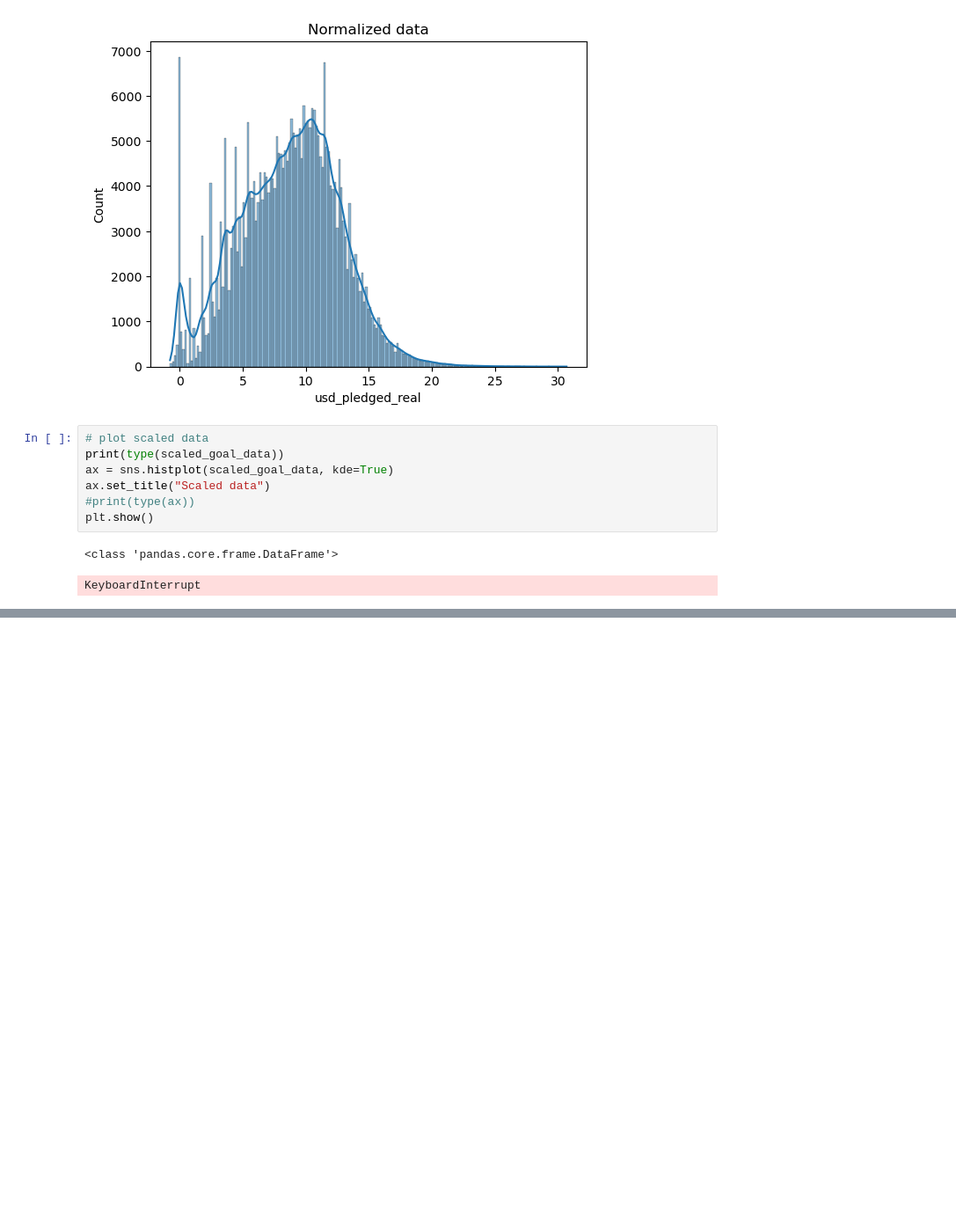
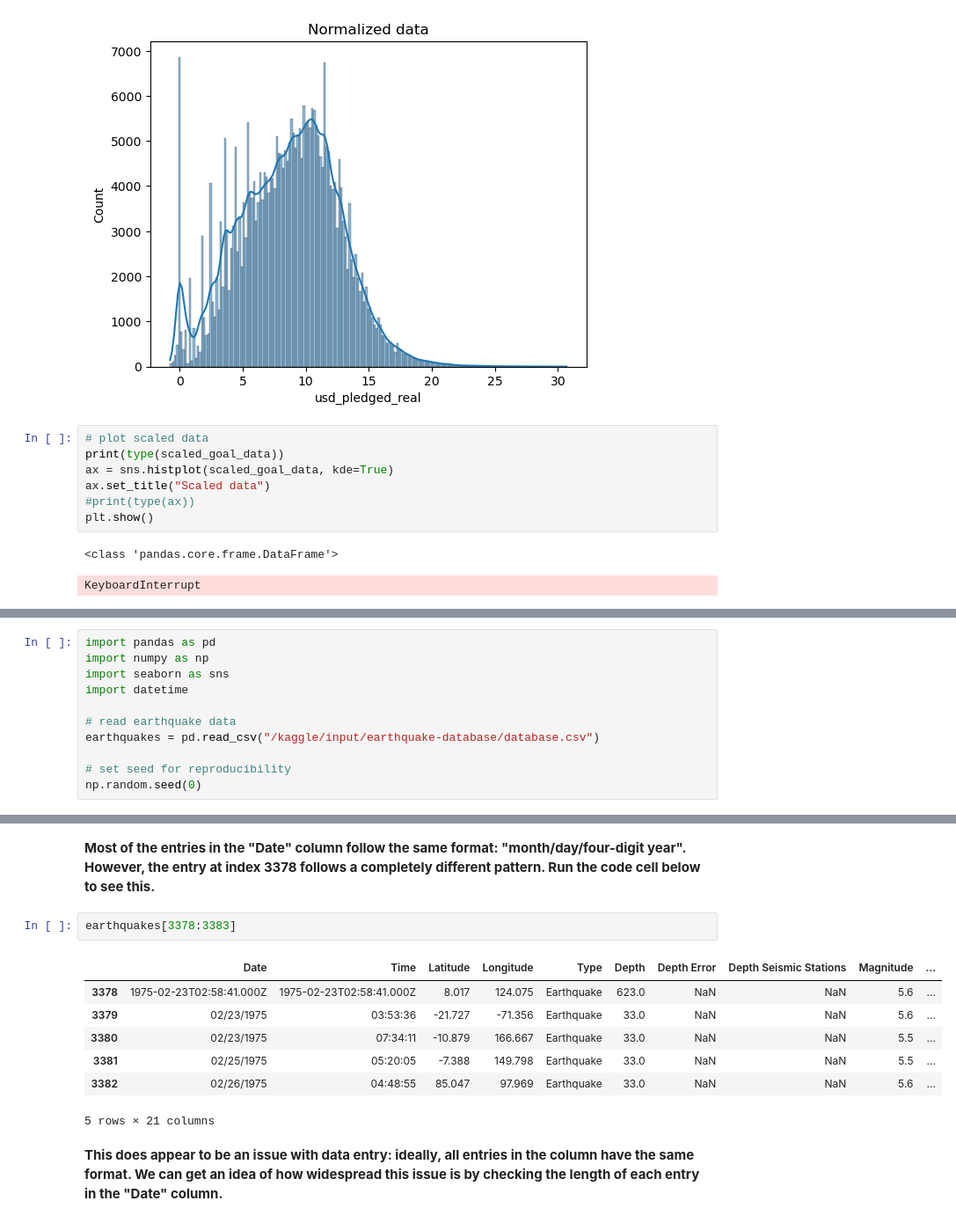
Before and after one commit to albert-joonyoung-park/kaggle-lessons, a Jupyter notebook: kaggle-data-cleaning.ipynb, the cells around one changed output, grey strips where cells are left out. Shown at 88% size. Saved outputs shown, nothing was run; the diff lists cells and outputs as text; blank space fills up the shorter version.

```diff
--- a/kaggle-data-cleaning.ipynb
+++ b/kaggle-data-cleaning.ipynb
@@ -875,0 +1024,11 @@ KeyboardInterrupt
+# %%
+import pandas as pd
+import numpy as np
+import seaborn as sns
+import datetime
+
+# read earthquake data
+earthquakes = pd.read_csv("/kaggle/input/earthquake-database/database.csv")
+
+# set seed for reproducibility
+np.random.seed(0)
@@ -875,0 +1059,14 @@ KeyboardInterrupt
+# %% [markdown]
+**Most of the entries in the "Date" column follow the same format: "month/day/four-digit year". However, the entry at index 3378 follows a completely different pattern. Run the code cell below to see this.**
+# %%
+earthquakes[3378:3383]
+# %% [output]
+|  | Date | Time | Latitude | Longitude | Type | Depth | Depth Error | Depth Seismic Stations | Magnitude | ... |
+| 3378 | 1975-02-23T02:58:41.000Z | 1975-02-23T02:58:41.000Z | 8.017 | 124.075 | Earthquake | 623.0 | NaN | NaN | 5.6 | ... |
+| 3379 | 02/23/1975 | 03:53:36 | -21.727 | -71.356 | Earthquake | 33.0 | NaN | NaN | 5.6 | ... |
+| 3380 | 02/23/1975 | 07:34:11 | -10.879 | 166.667 | Earthquake | 33.0 | NaN | NaN | 5.5 | ... |
+| 3381 | 02/25/1975 | 05:20:05 | -7.388 | 149.798 | Earthquake | 33.0 | NaN | NaN | 5.5 | ... |
+| 3382 | 02/26/1975 | 04:48:55 | 85.047 | 97.969 | Earthquake | 33.0 | NaN | NaN | 5.6 | ... |
+5 rows × 21 columns
+# %% [markdown]
+**This does appear to be an issue with data entry: ideally, all entries in the column have the same format. We can get an idea of how widespread this issue is by checking the length of each entry in the "Date" column.**
```
Also changed, not shown: parts of 40 cells of this notebook.
